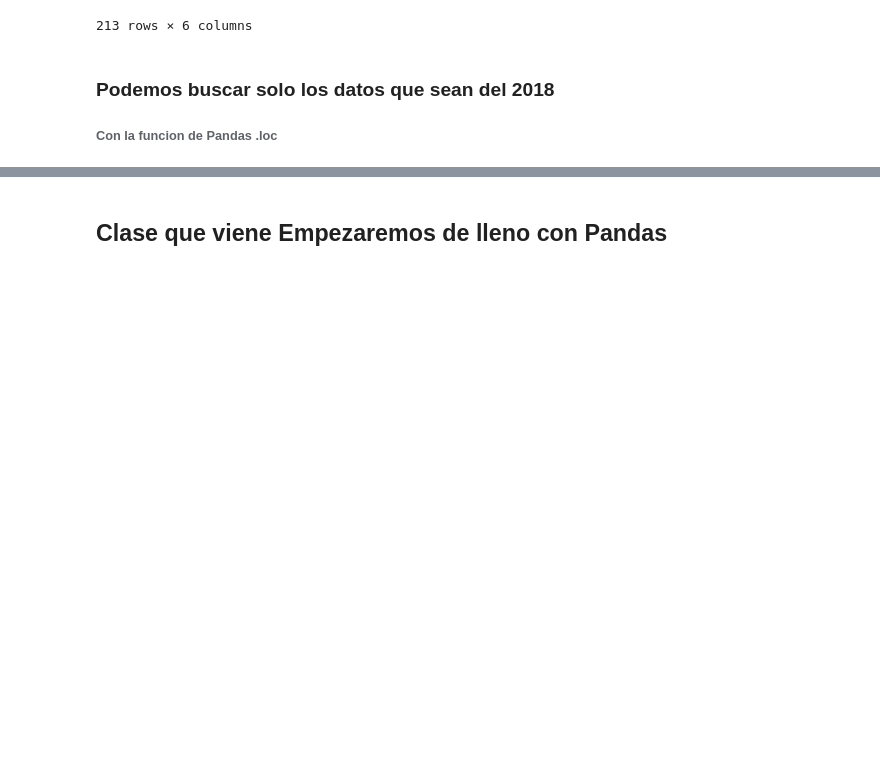
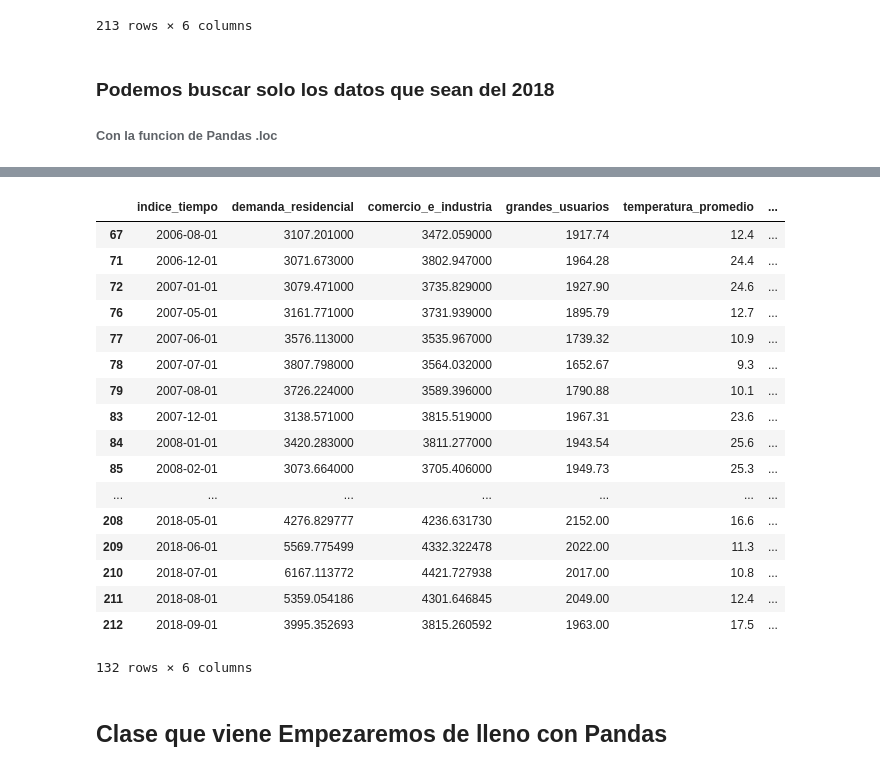
Before and after one commit to ariosramirez/ciencia_datos_acamica_cordoba, a Jupyter notebook: Unidad 1/Practicos/demo_clase_2_electricidad.ipynb, the cells around one changed output, grey strips where cells are left out. Drawn from its saved outputs; the diff is of its cells as text; code cells hidden in the pictures; blank space fills up the shorter version.

```diff
--- a/Unidad 1/Practicos/demo_clase_2_electricidad.ipynb
+++ b/Unidad 1/Practicos/demo_clase_2_electricidad.ipynb
@@ -135,2 +152,23 @@ dataset_epec.loc[dataset_epec.indice_tiempo >= '2018']
+# %%
+dataset_epec.loc[dataset_epec.demanda_residencial > 3000]
+# %% [output]
+|  | indice_tiempo | demanda_residencial | comercio_e_industria | grandes_usuarios | temperatura_promedio | ... |
+| 67 | 2006-08-01 | 3107.201000 | 3472.059000 | 1917.74 | 12.4 | ... |
+| 71 | 2006-12-01 | 3071.673000 | 3802.947000 | 1964.28 | 24.4 | ... |
+| 72 | 2007-01-01 | 3079.471000 | 3735.829000 | 1927.90 | 24.6 | ... |
+| 76 | 2007-05-01 | 3161.771000 | 3731.939000 | 1895.79 | 12.7 | ... |
+| 77 | 2007-06-01 | 3576.113000 | 3535.967000 | 1739.32 | 10.9 | ... |
+| 78 | 2007-07-01 | 3807.798000 | 3564.032000 | 1652.67 | 9.3 | ... |
+| 79 | 2007-08-01 | 3726.224000 | 3589.396000 | 1790.88 | 10.1 | ... |
+| 83 | 2007-12-01 | 3138.571000 | 3815.519000 | 1967.31 | 23.6 | ... |
+| 84 | 2008-01-01 | 3420.283000 | 3811.277000 | 1943.54 | 25.6 | ... |
+| 85 | 2008-02-01 | 3073.664000 | 3705.406000 | 1949.73 | 25.3 | ... |
+| ... | ... | ... | ... | ... | ... | ... |
+| 208 | 2018-05-01 | 4276.829777 | 4236.631730 | 2152.00 | 16.6 | ... |
+| 209 | 2018-06-01 | 5569.775499 | 4332.322478 | 2022.00 | 11.3 | ... |
+| 210 | 2018-07-01 | 6167.113772 | 4421.727938 | 2017.00 | 10.8 | ... |
+| 211 | 2018-08-01 | 5359.054186 | 4301.646845 | 2049.00 | 12.4 | ... |
+| 212 | 2018-09-01 | 3995.352693 | 3815.260592 | 1963.00 | 17.5 | ... |
+132 rows × 6 columns
 # %% [markdown]
 ## Clase que viene Empezaremos de lleno con Pandas
```
Also changed, not shown: parts of 2 cells of this notebook, 16 other files.
